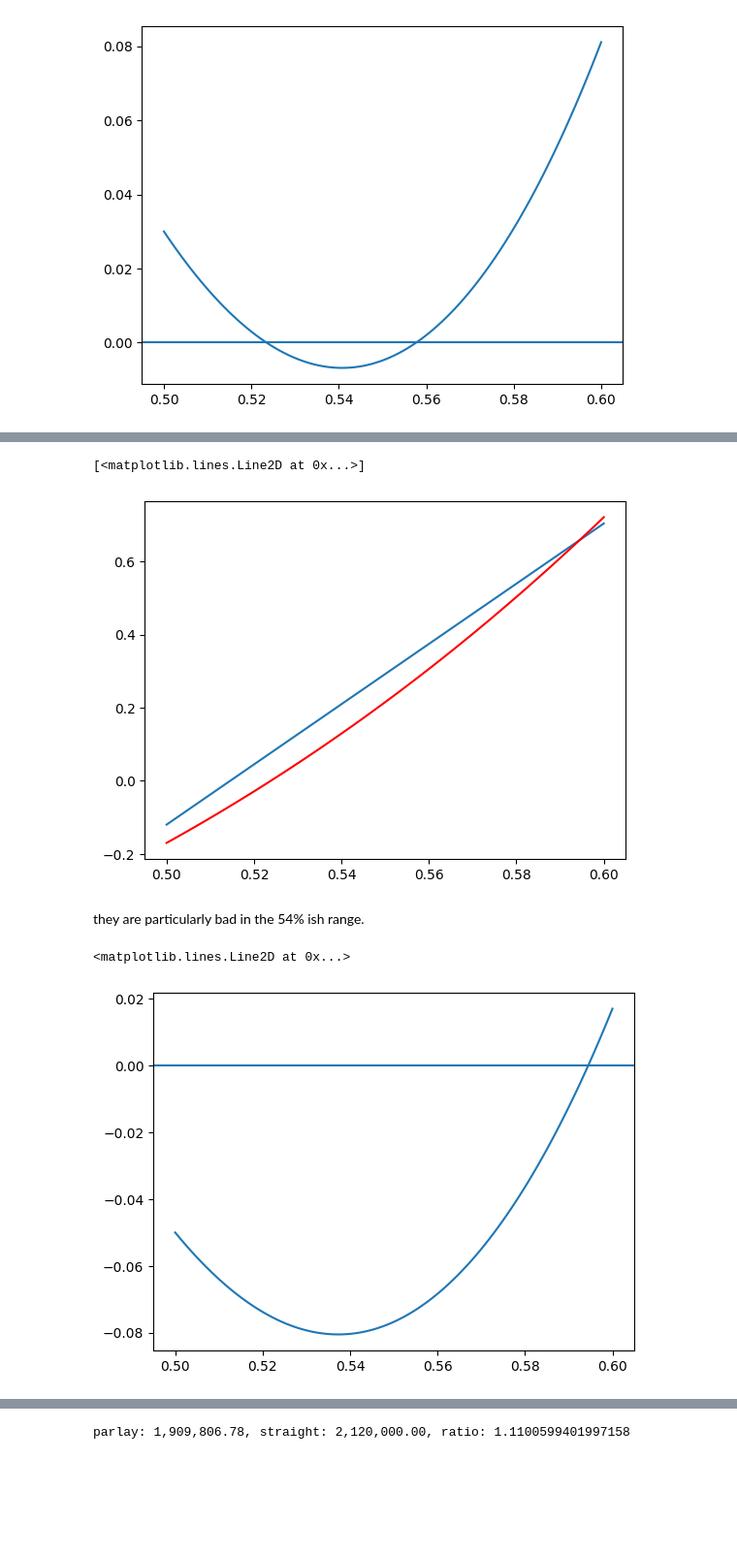
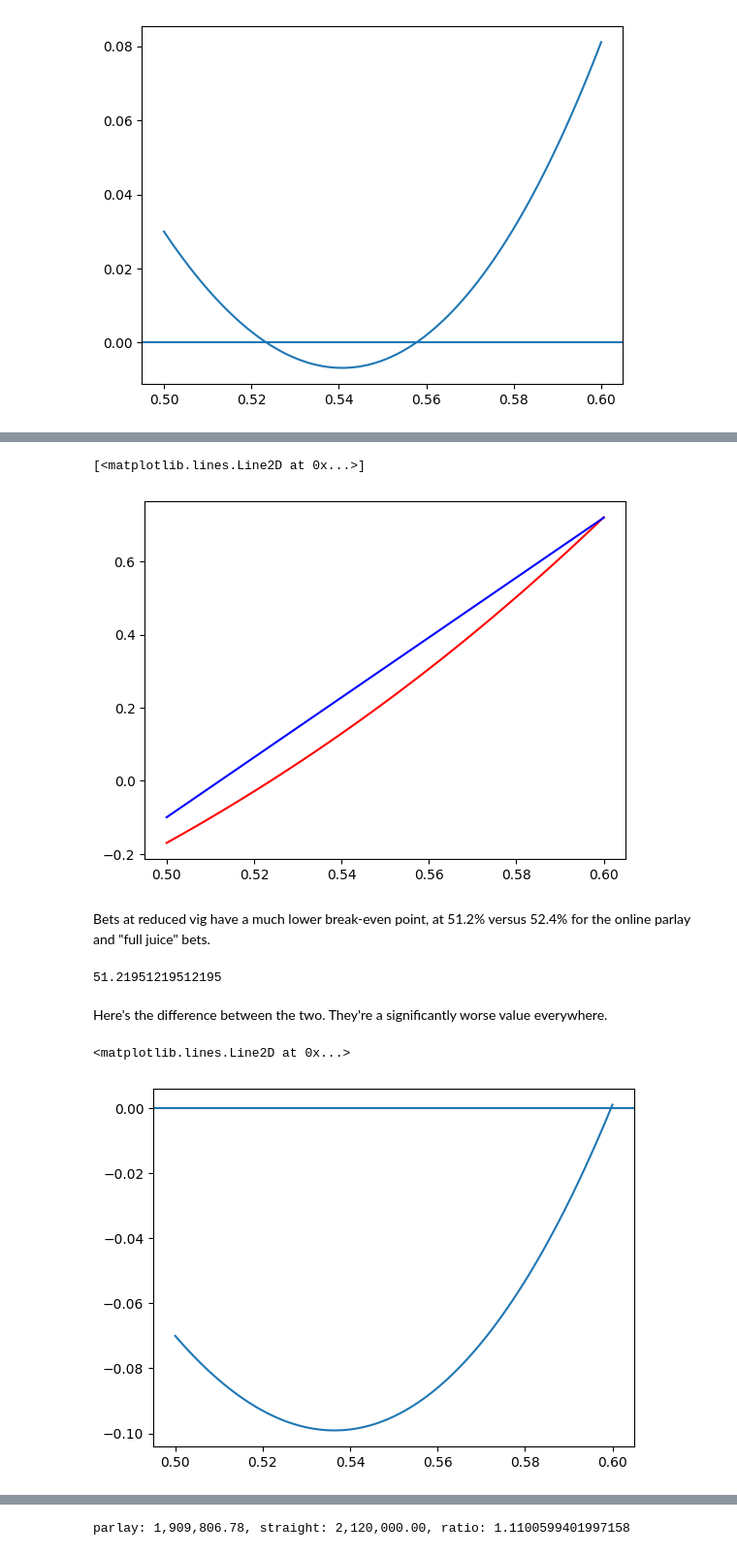
Before and after one commit to csdurfee/book, a Jupyter notebook: ep 1 INTRO.ipynb, the cells around one changed output, grey strips where cells are left out. Shown: that part at 97% size. Drawn from its saved outputs; the diff is of its cells as text; code cells hidden in the pictures; blank space fills up the shorter version.

```diff
--- a/ep 1 INTRO.ipynb
+++ b/ep 1 INTRO.ipynb
@@ -301,22 +427,29 @@ At reduced juice, the parlay once again becomes much worse than taking the origi
 # %%
-def straight_ev_rj(p):
-    return 4 * (p - (1.05 * (1-p)))
+def straight_ev_rj(p, juice=1.05):
+    return 4 * (p - (juice * (1-p)))
 
 x = np.linspace(.5, .6, num=100)
-straight_rj = straight_ev(x)
-parlay = parlay_ev(x)
 
-plt.plot(x,straight_rj)
-plt.plot(x,parlay, color="r")
+reduced_juice = straight_ev_rj(x)
+
+plt.plot(x, parlay_ev(x), color="r")
+plt.plot(x, reduced_juice, color="b")
 # %% [output]
 [<matplotlib.lines.Line2D at 0x...>]
-[figure, old version]
+[figure, new version]
-# %% [markdown]
-they are particularly bad in the 54% ish range.
+# %% [markdown]
+Bets at reduced vig have a much lower break-even point, at 51.2% versus 52.4% for the online parlay and "full juice" bets.
+# %%
+vig = 1.05
+100 - (100/(1+vig))
+# %% [output]
+51.21951219512195
+# %% [markdown]
+Here's the difference between the two. They're a significantly worse value everywhere.
 # %%
-plt.plot(x, parlay-straight_rj)
+plt.plot(x, parlay - reduced_juice)
 plt.axhline(0)
 # %% [output]
 <matplotlib.lines.Line2D at 0x...>
-[figure, old version]
+[figure, new version]
 # %% [markdown]
```
Also changed, not shown: parts of 24 cells of this notebook.
